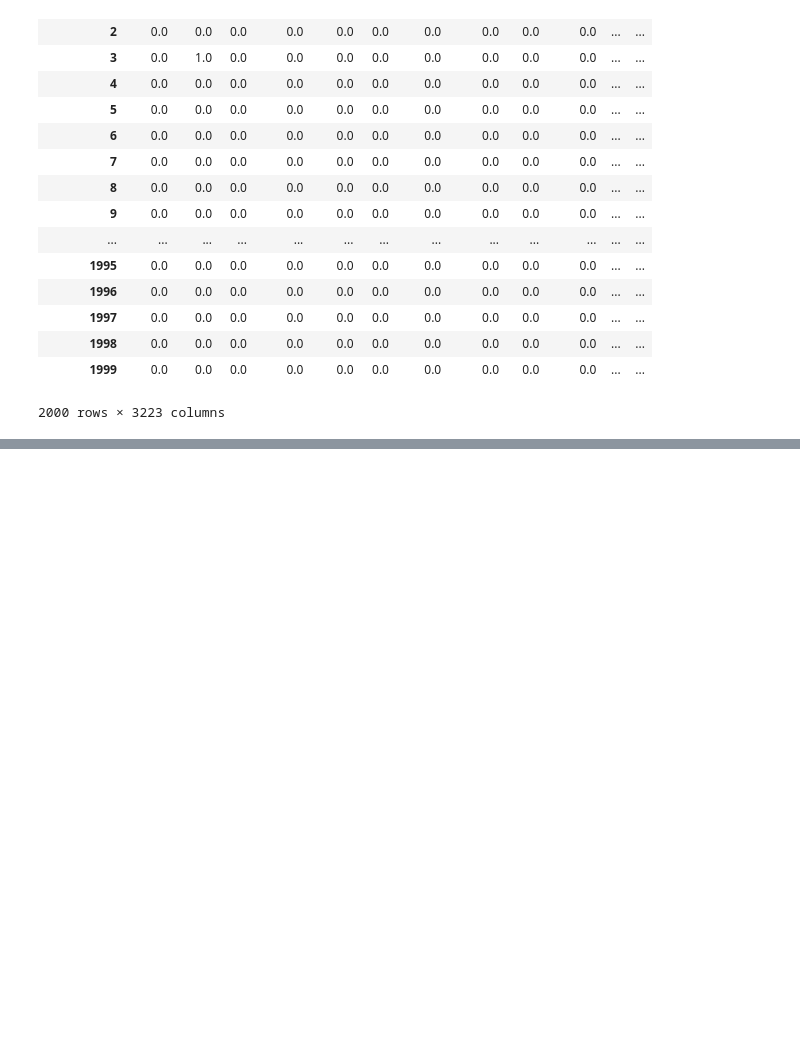
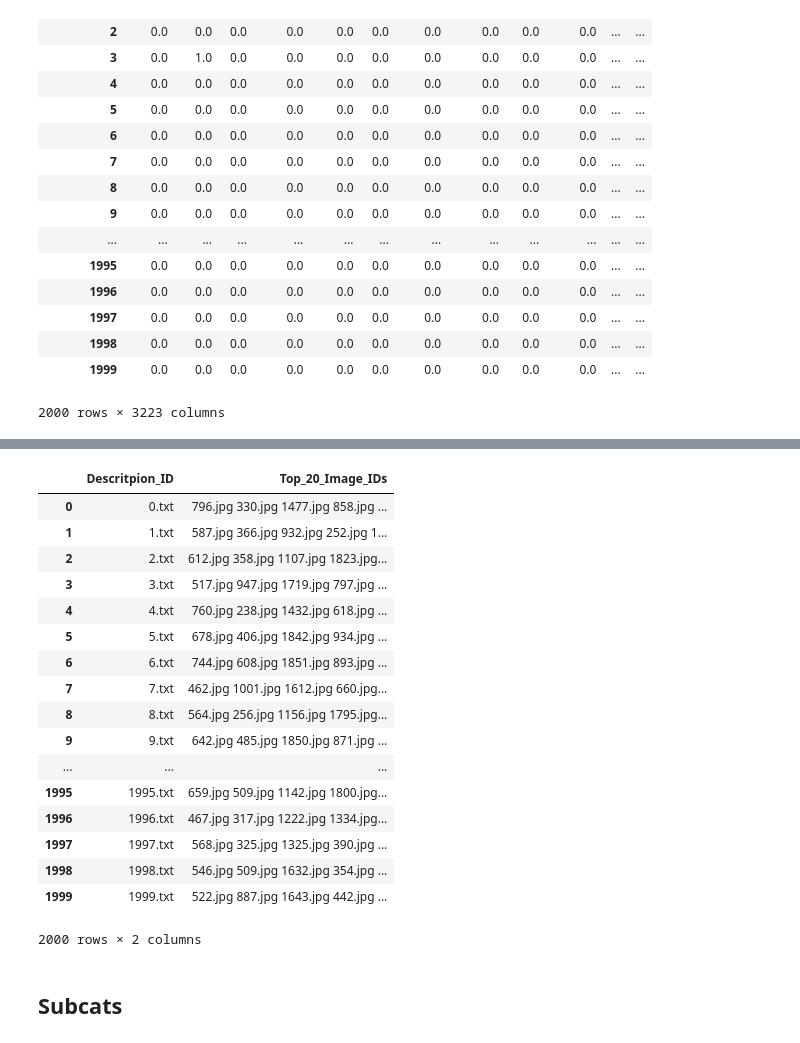
Before and after one commit to ChiefKeefers/KaggleFinal, a Jupyter notebook: Naive Bayes.ipynb, the cells around one changed output, grey strips where cells are left out. Cells and saved outputs as stored; diff of their text form; code cells hidden in the pictures; blank space fills up the shorter version.

Commit message:
Add cosine similarity

```diff
--- a/Naive Bayes.ipynb
+++ b/Naive Bayes.ipynb
@@ -121,0 +111,64 @@ subcat_probs, subcat_clfs = get_probability_matrix(descriptions, subcats)
+# %%
+from glob import glob
+from functools import reduce
+from collections import defaultdict, Counter
+
+# Calculate Similarities to the Image Tag and Subtag vectors
+# First get tag vector data
+
+files = glob('./data/tags_test/*')
+all_tags = [get_tags_from(file) for file in files]
+cats, subcats = tuple(zip(*all_tags))
+
+cats = reduce(lambda x, y: x.append(y), cats)
+cats.fillna(0, inplace=True)
+cats = cats.sort_index()
+cats = normalize(cats)
+
+subcats = reduce(lambda x, y: x.append(y), subcats)
+subcats.fillna(0, inplace=True)
+subcats = subcats.sort_index()
+subcats = normalize(subcats)
+# %%
+from sklearn.metrics.pairwise import cosine_similarity
+
+# For each testing vector, find 20 nearest neighbors
+similarities = cosine_similarity(cat_probs_per_token, cats)
+# x is test sentence
+# y is the image number
+
+sort_indices = similarities.argsort(axis=1)
+
+results = {}
+for i in range(2000): # Each test
+    top_20 = [
+        str(np.where(sort_indices[i,:] == j)[0][0])
+        for j in range(20)
+    ]
+    results[str(i)+'.txt'] = '.jpg '.join(top_20) + '.jpg'
+
+# Create Submission
+results = pd.DataFrame.from_dict(results, orient='index').reset_index()
+results.columns = ['Descritpion_ID','Top_20_Image_IDs']
+results.to_csv('submission.csv', index=False,index_label=False)
+# %% [output]
+|  | Descritpion_ID | Top_20_Image_IDs |
+| 0 | 0.txt | 796.jpg 330.jpg 1477.jpg 858.jpg ... |
+| 1 | 1.txt | 587.jpg 366.jpg 932.jpg 252.jpg 1... |
+| 2 | 2.txt | 612.jpg 358.jpg 1107.jpg 1823.jpg... |
+| 3 | 3.txt | 517.jpg 947.jpg 1719.jpg 797.jpg ... |
+| 4 | 4.txt | 760.jpg 238.jpg 1432.jpg 618.jpg ... |
+| 5 | 5.txt | 678.jpg 406.jpg 1842.jpg 934.jpg ... |
+| 6 | 6.txt | 744.jpg 608.jpg 1851.jpg 893.jpg ... |
+| 7 | 7.txt | 462.jpg 1001.jpg 1612.jpg 660.jpg... |
+| 8 | 8.txt | 564.jpg 256.jpg 1156.jpg 1795.jpg... |
+| 9 | 9.txt | 642.jpg 485.jpg 1850.jpg 871.jpg ... |
+| ... | ... | ... |
+| 1995 | 1995.txt | 659.jpg 509.jpg 1142.jpg 1800.jpg... |
+| 1996 | 1996.txt | 467.jpg 317.jpg 1222.jpg 1334.jpg... |
+| 1997 | 1997.txt | 568.jpg 325.jpg 1325.jpg 390.jpg ... |
+| 1998 | 1998.txt | 546.jpg 509.jpg 1632.jpg 354.jpg ... |
+| 1999 | 1999.txt | 522.jpg 887.jpg 1643.jpg 442.jpg ... |
+2000 rows × 2 columns
+# %% [markdown]
+## Subcats
```
Also changed, not shown: parts of 6 cells of this notebook.
